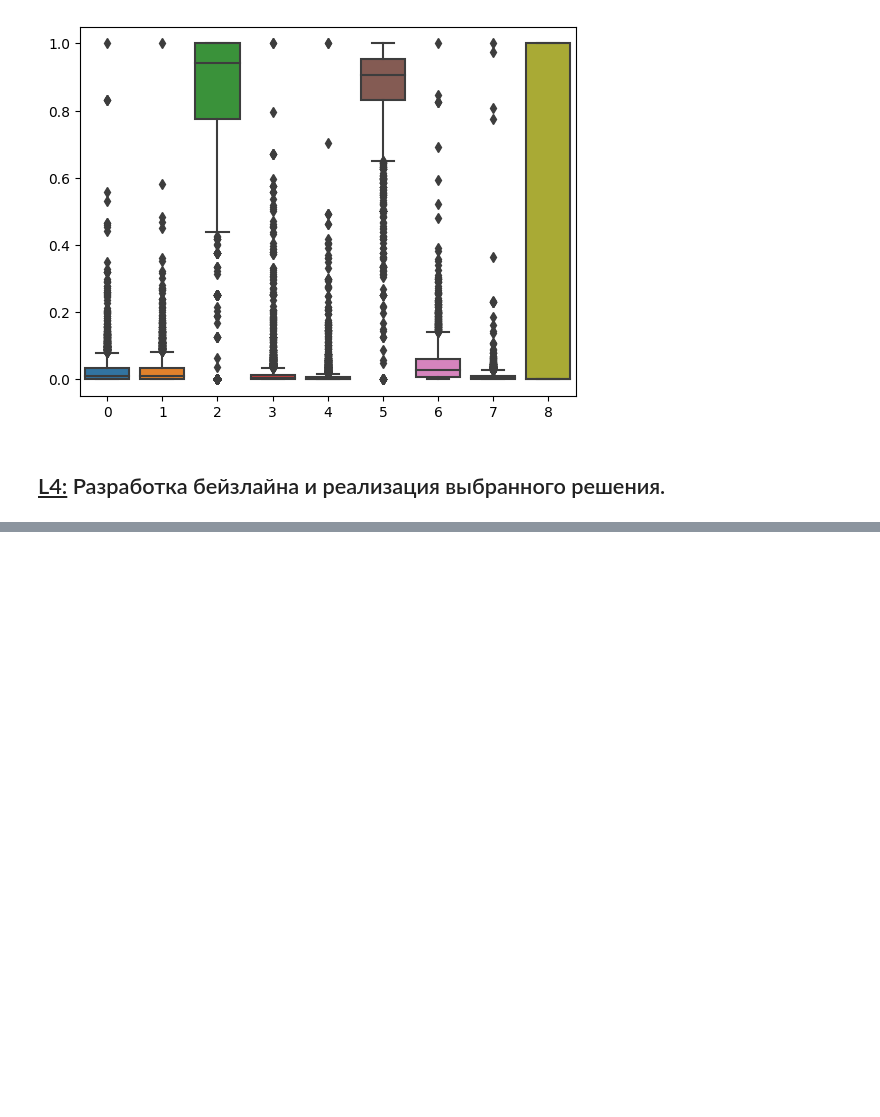
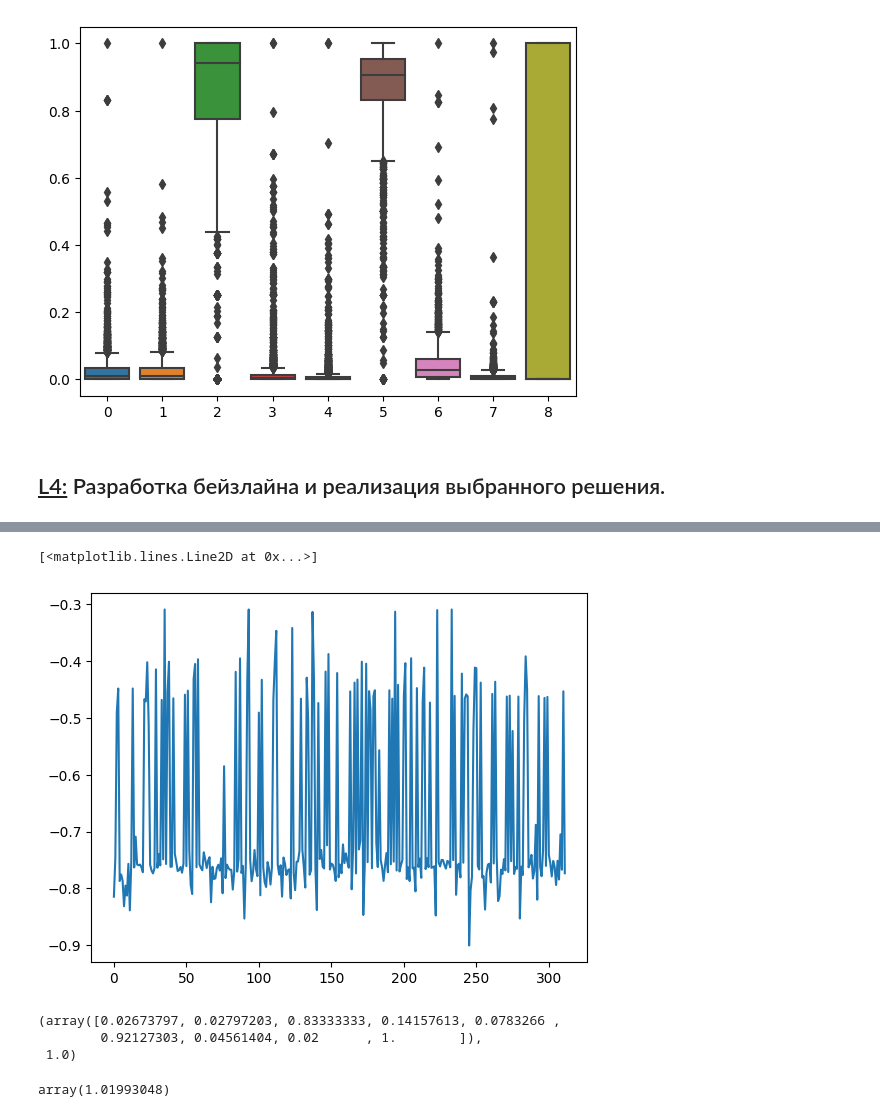
Before and after one commit to wyluilipe/wb_fakerecalls, a Jupyter notebook: mltask.ipynb, the cells around one changed output, grey strips where cells are left out. Cells and saved outputs as stored; diff of their text form; code cells hidden in the pictures; blank space fills up the shorter version.

Commit message:
dbdt finished!!

```diff
--- a/mltask.ipynb
+++ b/mltask.ipynb
@@ -696,8 +337,0 @@ y_test = y_test * 2 - 1
-# %%
-n_x = x_valid.shape[1]
-dbdt_valid = SDTs(n_x, use_cuda=False)
-dbdt_valid.params = torch.load('model_adam.pth', map_location=torch.device('cpu')).values()
-
-n_x = x_test.shape[1]
-dbdt_test = SDTs(n_x, use_cuda=False)
-dbdt_test.params = torch.load('model_adam.pth', map_location=torch.device('cpu')).values()
@@ -739,0 +702,16 @@ array([-0.42193148, -0.37002355, -0.1713625 , -0.251425  , -0.34881377,
+# %%
+n_x = x_valid.shape[1]
+dbdt = SDTs(n_x, use_cuda=False, random_seed=4)
+dbdt.params = torch.load('model_adam.pth', map_location=torch.device('cpu')).values()
+# %%
+valid_pred = dbdt.compute_Boosting_output(torch.tensor(x_valid), torch.tensor(y_valid))
+valid_pred = np.array(torch.Tensor.tolist(valid_pred))
+# valid_pred = np.where(pred >= 0, -1, 1)
+
+test_pred = dbdt.compute_Boosting_output(torch.tensor(x_test), torch.tensor(y_test))
+test_pred = np.array(torch.Tensor.tolist(test_pred))
+# test_pred = np.where(pred >= 0, 1, -1)
+
+print('-' * 30)
+print("valid_score: %.2f%%" % (roc_auc_score(y_valid, valid_pred) * 100.0))
+print("test_score: %.2f%%" % (roc_auc_score(y_test, test_pred) * 100.0))
@@ -739,0 +722,2 @@ array([-0.42193148, -0.37002355, -0.1713625 , -0.251425  , -0.34881377,
+# %%
+test_pred = np.where(test_pred.round() == 0, 1, -1)
@@ -739,0 +810,5 @@ array([-0.42193148, -0.37002355, -0.1713625 , -0.251425  , -0.34881377,
+# %%
+plt.plot(test_pred)
+# %% [output]
+[<matplotlib.lines.Line2D at 0x...>]
+[figure, added]
@@ -739,0 +819,6 @@ array([-0.42193148, -0.37002355, -0.1713625 , -0.251425  , -0.34881377,
+# %%
+x_test[3], y_test[3]
+# %% [output]
+(array([0.02673797, 0.02797203, 0.83333333, 0.14157613, 0.0783266 ,
+        0.92127303, 0.04561404, 0.02      , 1.        ]),
+ 1.0)
@@ -739,0 +828,4 @@ array([-0.42193148, -0.37002355, -0.1713625 , -0.251425  , -0.34881377,
+# %%
+test_pred
+# %% [output]
+array(1.01993048)
```
Also changed, not shown: parts of 39 cells of this notebook.
